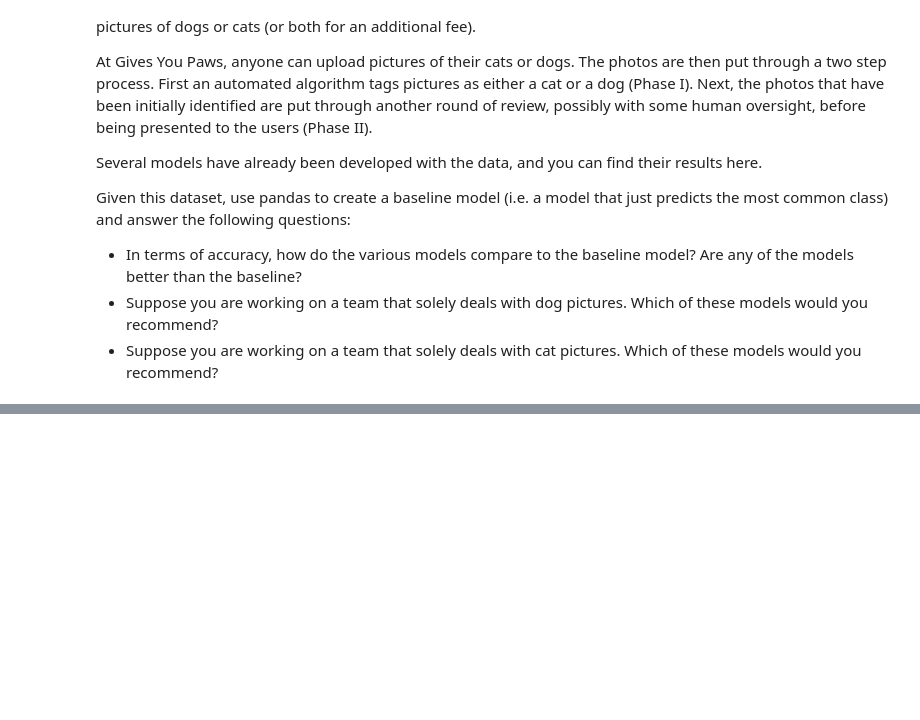
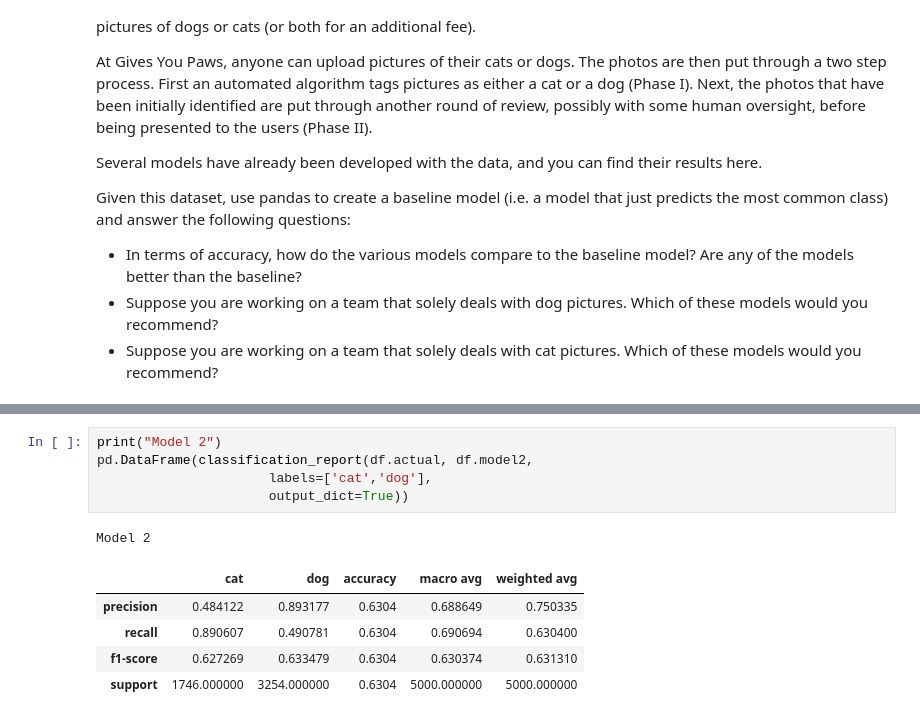
Before and after one commit to manuelparra1/classification-exercises, a Jupyter notebook: model_evaluation.ipynb, the cells around one changed output, grey strips where cells are left out. Saved outputs shown, nothing was run; the diff lists cells and outputs as text; blank space fills up the shorter version.

```diff
--- a/model_evaluation.ipynb
+++ b/model_evaluation.ipynb
@@ -65,0 +341,12 @@ Given this dataset, use pandas to create a baseline model (i.e. a model that jus
+# %%
+print("Model 2")
+pd.DataFrame(classification_report(df.actual, df.model2,
+                      labels=['cat','dog'],
+                      output_dict=True))
+# %% [output]
+Model 2
+|  | cat | dog | accuracy | macro avg | weighted avg |
+| precision | 0.484122 | 0.893177 | 0.6304 | 0.688649 | 0.750335 |
+| recall | 0.890607 | 0.490781 | 0.6304 | 0.690694 | 0.630400 |
+| f1-score | 0.627269 | 0.633479 | 0.6304 | 0.630374 | 0.631310 |
+| support | 1746.000000 | 3254.000000 | 0.6304 | 5000.000000 | 5000.000000 |
```
Also changed, not shown: parts of 46 cells of this notebook.
